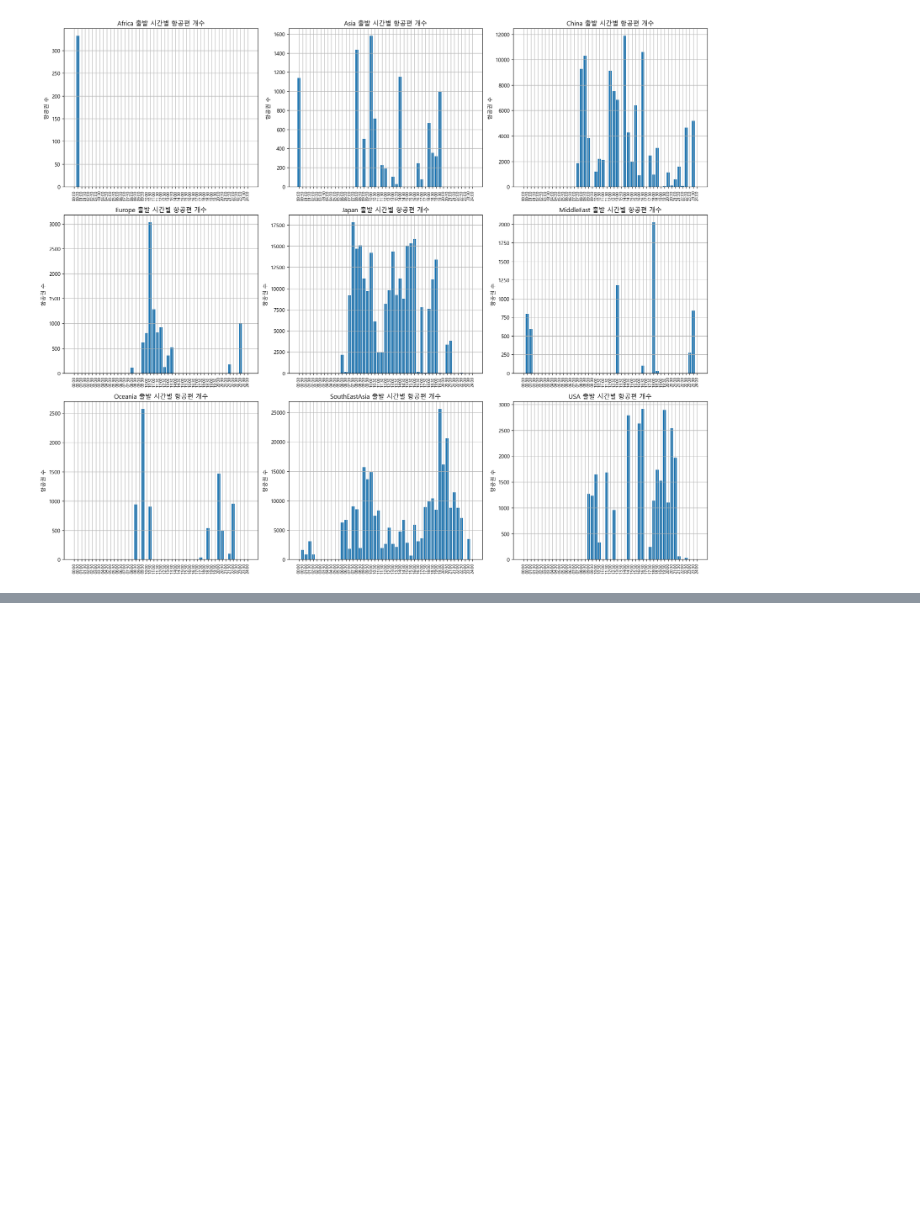
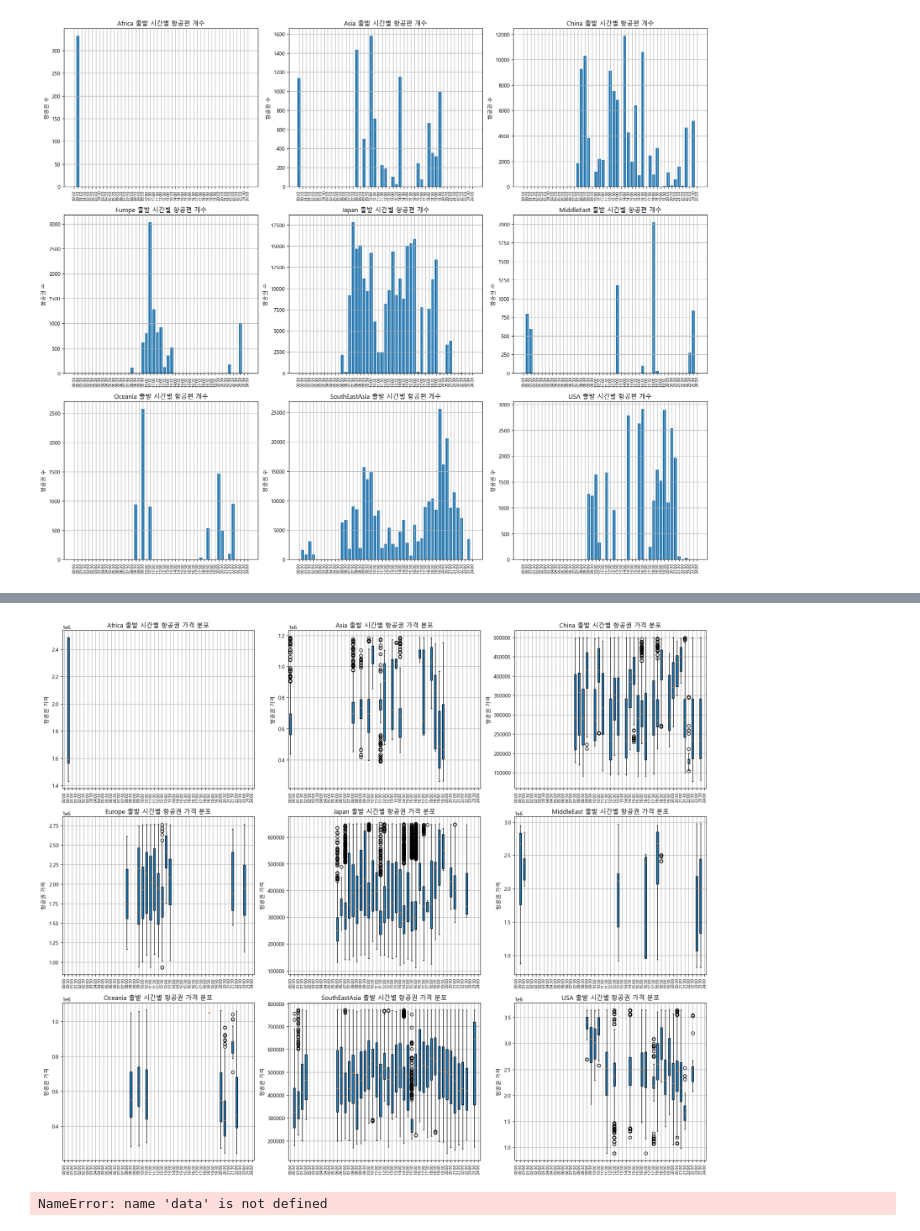
Before and after one commit to SunBinHong00/DataAnalysis, a Jupyter notebook: instantrip/eda.ipynb, the cells around one changed output, grey strips where cells are left out. Cells and saved outputs as stored; diff of their text form; code cells hidden in the pictures; blank space fills up the shorter version.

```diff
--- a/instantrip/visualization.ipynb
+++ b/instantrip/eda.ipynb
@@ -282,0 +326,51 @@ plt.show()
+# %%
+import pandas as pd
+import matplotlib.pyplot as plt
+
+# 데이터 로드
+data = pd.read_csv('./data/직항_30분단위_대륙별_가격.csv')
+
+# partition_0별로 데이터 분할
+df = {}
+for partition_0 in data['partition_0'].unique().tolist():
+    tmp = data.loc[data['partition_0'] == partition_0]
+    df[partition_0] = tmp
+
+# 00:00부터 24:00까지 30분 단위로 시간 문자열 생성
+time_intervals = [f"{hour:02}:{minute:02}" for hour in range(25) for minute in (0, 30) if not (hour == 24 and minute != 0)]
+
+# partition_0별로 00~24시까지 누락 데이터 형식 통일
+
+n_rows, n_cols = 3, 3
+fig, axes = plt.subplots(n_rows, n_cols, figsize=(18, 15))#, sharex=True
+
+x = ['Africa',
+ 'Asia',
+ 'China',
+ 'Europe',
+ 'Japan',
+ 'MiddleEast',
+ 'Oceania',
+ 'SouthEastAsia',
+ 'USA']
+
+
+for i, partition in enumerate(x):
+    row = i // n_cols
+    col = i % n_cols
+
+    # 각 시간 간격별로 항공권 가격 데이터 추출
+    data_to_plot = [df[partition].loc[df[partition]['dep_sdt_30min_formatted'] == time_interval, 'total_fare'].values for time_interval in time_intervals]
+
+    # Boxplot 그리기
+    axes[row, col].boxplot(data_to_plot, positions=range(len(time_intervals)), patch_artist=True)
+    axes[row, col].set_ylabel('항공권 가격')
+    axes[row, col].set_title(f'{partition} 출발 시간별 항공권 가격 분포')
+    axes[row, col].set_xticks(range(len(time_intervals)))
+    axes[row, col].set_xticklabels(time_intervals, rotation=90, size=8)
+    axes[row, col].grid(True)
+
+plt.tight_layout()
+plt.show()
+# %% [output]
+[figure, added]
@@ -282,0 +381,5 @@ plt.show()
+# %%
+# 공항별, 출발 시간별 항공권 수
+df = data.groupby(['partition_1','dep_sdt_hours'])['dep_week'].count().reset_index().sort_values(by=['partition_1','dep_sdt_hours'])
+# %% [output]
+NameError: name 'data' is not defined
```
Also changed, not shown: parts of 5 cells of this notebook, 4 other files.
